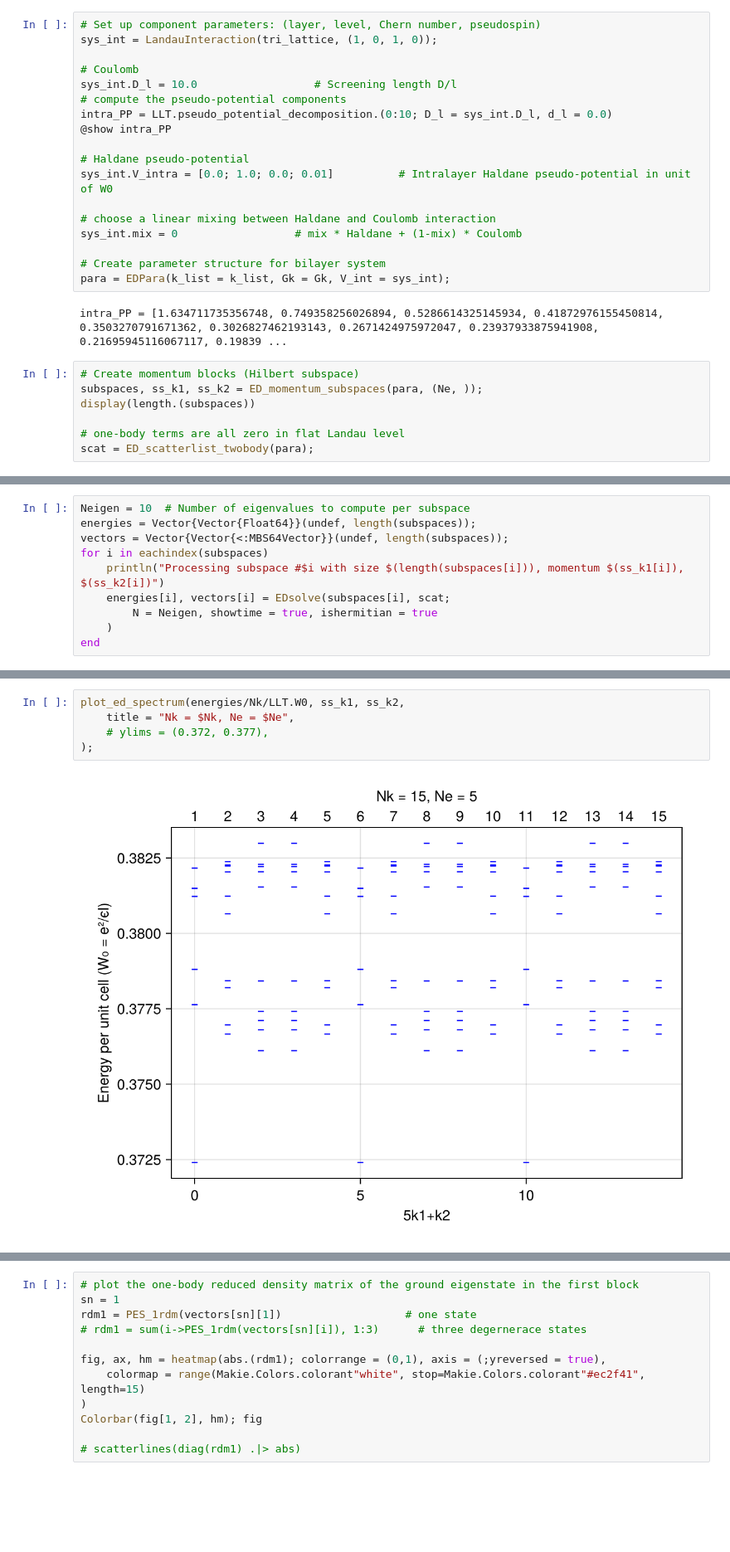
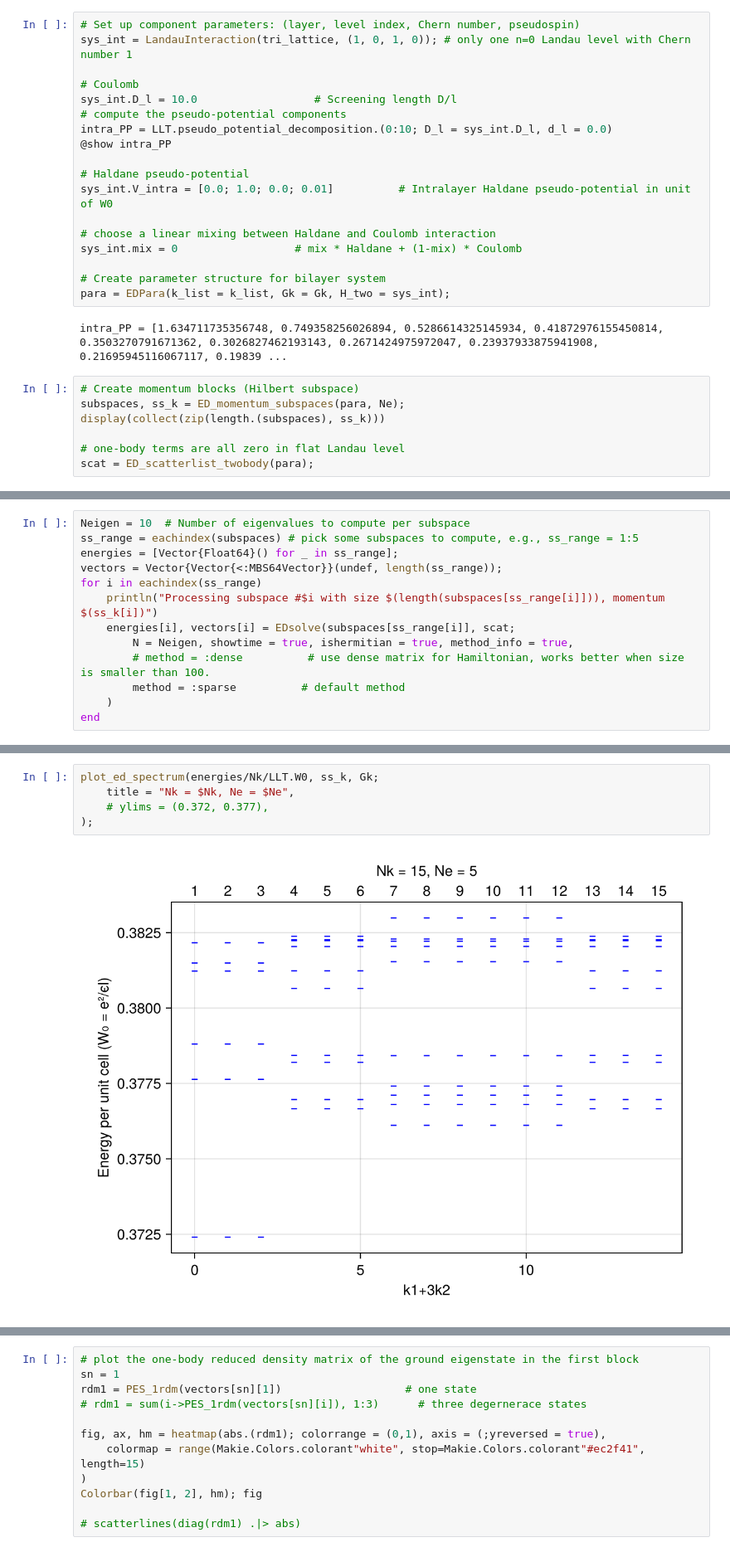
Before and after one commit to Zou-Bo/MomentumED.jl, a Jupyter notebook: landau level torus/topological order/1.FQH_Laughlin.ipynb, the cells around one changed output, grey strips where cells are left out. Shown at 83% size. Cells and saved outputs as stored; diff of their text form; blank space fills up the shorter version.

```diff
--- a/landau level torus/topological order/1.FQH_Laughlin.ipynb
+++ b/landau level torus/topological order/1.FQH_Laughlin.ipynb
@@ -199,8 +208,8 @@ Ne = 10         # N electrons for this system
 
 =#
 # %%
-# Set up component parameters: (layer, level, Chern number, pseudospin)
-sys_int = LandauInteraction(tri_lattice, (1, 0, 1, 0));
+# Set up component parameters: (layer, level index, Chern number, pseudospin)
+sys_int = LandauInteraction(tri_lattice, (1, 0, 1, 0)); # only one n=0 Landau level with Chern number 1
 
 # Coulomb
 sys_int.D_l = 10.0                  # Screening length D/l
@@ -215,13 +224,13 @@ sys_int.V_intra = [0.0; 1.0; 0.0; 0.01]          # Intralayer Haldane pseudo-pot
 sys_int.mix = 0                  # mix * Haldane + (1-mix) * Coulomb
 
 # Create parameter structure for bilayer system
-para = EDPara(k_list = k_list, Gk = Gk, V_int = sys_int);
+para = EDPara(k_list = k_list, Gk = Gk, H_two = sys_int);
 # %% [output]
 intra_PP = [1.634711735356748, 0.749358256026894, 0.5286614325145934, 0.41872976155450814, 0.3503270791671362, 0.3026827462193143, 0.2671424975972047, 0.23937933875941908, 0.21695945116067117, 0.19839 ...
 # %%
 # Create momentum blocks (Hilbert subspace)
-subspaces, ss_k1, ss_k2 = ED_momentum_subspaces(para, (Ne, ));
-display(length.(subspaces))
+subspaces, ss_k = ED_momentum_subspaces(para, Ne);
+display(collect(zip(length.(subspaces), ss_k)))
 
 # one-body terms are all zero in flat Landau level
 scat = ED_scatterlist_twobody(para);
@@ -245,11 +254,14 @@ scat = ED_scatterlist_twobody(para);
 # %%
 Neigen = 10  # Number of eigenvalues to compute per subspace
-energies = Vector{Vector{Float64}}(undef, length(subspaces));
-vectors = Vector{Vector{<:MBS64Vector}}(undef, length(subspaces));
-for i in eachindex(subspaces)
-    println("Processing subspace #$i with size $(length(subspaces[i])), momentum $(ss_k1[i]), $(ss_k2[i])")
-    energies[i], vectors[i] = EDsolve(subspaces[i], scat;
-        N = Neigen, showtime = true, ishermitian = true
+ss_range = eachindex(subspaces) # pick some subspaces to compute, e.g., ss_range = 1:5
+energies = [Vector{Float64}() for _ in ss_range];
+vectors = Vector{Vector{<:MBS64Vector}}(undef, length(ss_range));
+for i in eachindex(ss_range)
+    println("Processing subspace #$i with size $(length(subspaces[ss_range[i]])), momentum $(ss_k[i])")
+    energies[i], vectors[i] = EDsolve(subspaces[ss_range[i]], scat;
+        N = Neigen, showtime = true, ishermitian = true, method_info = true,
+        # method = :dense          # use dense matrix for Hamiltonian, works better when size is smaller than 100.
+        method = :sparse          # default method
     )
 end
 # %% [output]
@@ -273,9 +285,9 @@ Processing subspace #15 with size 200, momentum 2, 4
 # %%
-plot_ed_spectrum(energies/Nk/LLT.W0, ss_k1, ss_k2,
+plot_ed_spectrum(energies/Nk/LLT.W0, ss_k, Gk;
     title = "Nk = $Nk, Ne = $Ne",
     # ylims = (0.372, 0.377),
 );
 # %% [output]
-[figure, old version]
+[figure, new version]
 # %%
 # check energies explicitly to see degeneracy.
```
Also changed, not shown: parts of 22 cells of this notebook, 18 other files.
